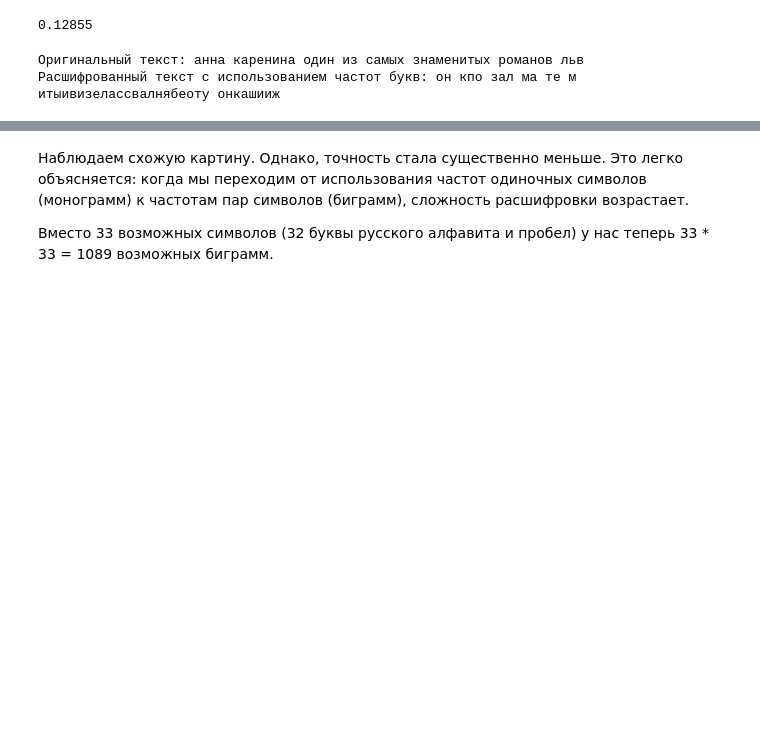
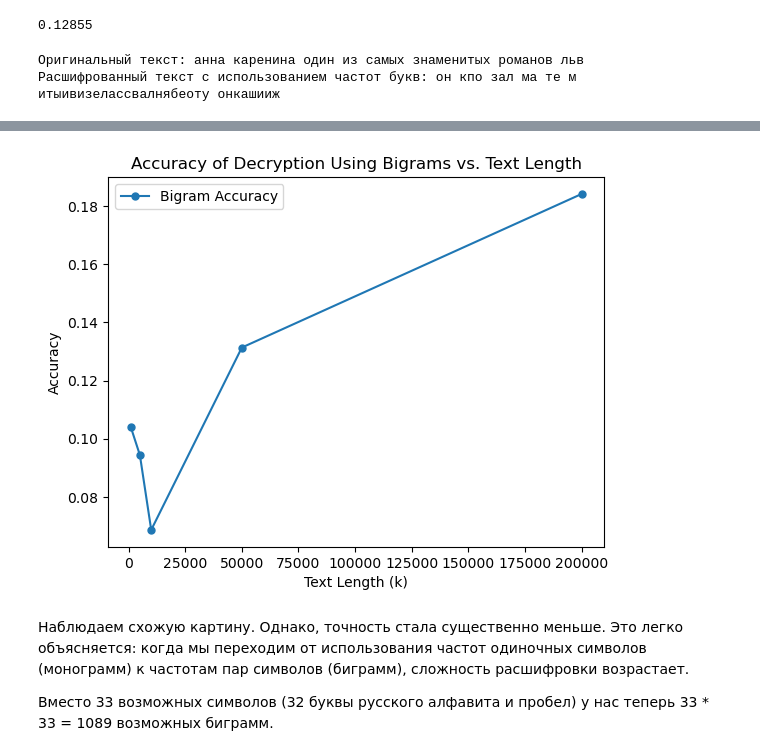
Before and after one commit to Fangerow/Advanced_ml_hw23, a Jupyter notebook: hw3_v1.ipynb, the cells around one changed output, grey strips where cells are left out. Cells and saved outputs as stored; diff of their text form; code cells hidden in the pictures; blank space fills up the shorter version.

```diff
--- a/hw3_v1.ipynb
+++ b/hw3_v1.ipynb
@@ -242,11 +246,17 @@ for k in tqdm(k_values):
     acc_bigrams = run_bigram_experiment(test_text, cipher_mapping, bigram_freqs)
     acc_values_bigrams.append(acc_bigrams)
 
-fig = go.Figure()
+def plot_bigram_accuracy_vs_text_length(k_values, acc_values_bigrams):
+    fig, ax = plt.subplots()
 
-fig.add_trace(go.Scatter(x=k_values, y=acc_values_bigrams, mode='lines+markers', name='Bigram Accuracy'))
-fig.update_layout(title='Accuracy of Decryption Using Bigrams vs. Text Length',
-                  xaxis_title='Text Length (k)',
-                  yaxis_title='Accuracy')
-fig.show()
+    ax.plot(k_values, acc_values_bigrams, marker='o', linestyle='-', markersize=5, label='Bigram Accuracy')
+
+    ax.set_title('Accuracy of Decryption Using Bigrams vs. Text Length')
+    ax.set_xlabel('Text Length (k)')
+    ax.set_ylabel('Accuracy')
+
+    ax.legend()
+    plt.show()
+
+plot_bigram_accuracy_vs_text_length(k_values, acc_values_bigrams)
 # %% [output]
@@ -254,3 +263,4 @@ fig.show()
+[figure, added]
 # %% [markdown]
 Наблюдаем схожую картину. Однако, точность стала существенно меньше. Это легко объясняется: когда мы переходим от использования частот одиночных символов (монограмм) к частотам пар символов (биграмм), сложность расшифровки возрастает.
 
```
Also changed, not shown: parts of 7 cells of this notebook.
